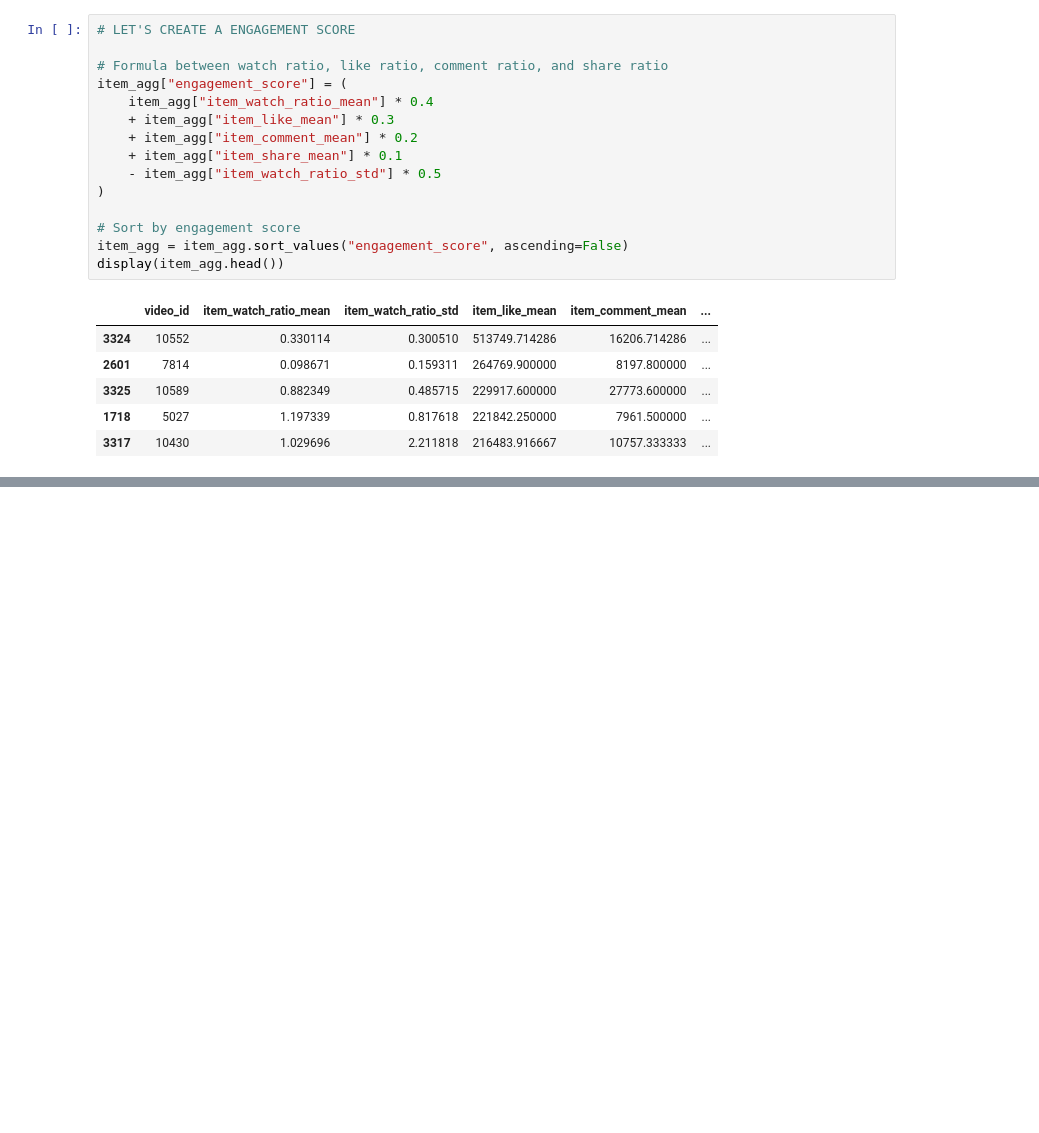
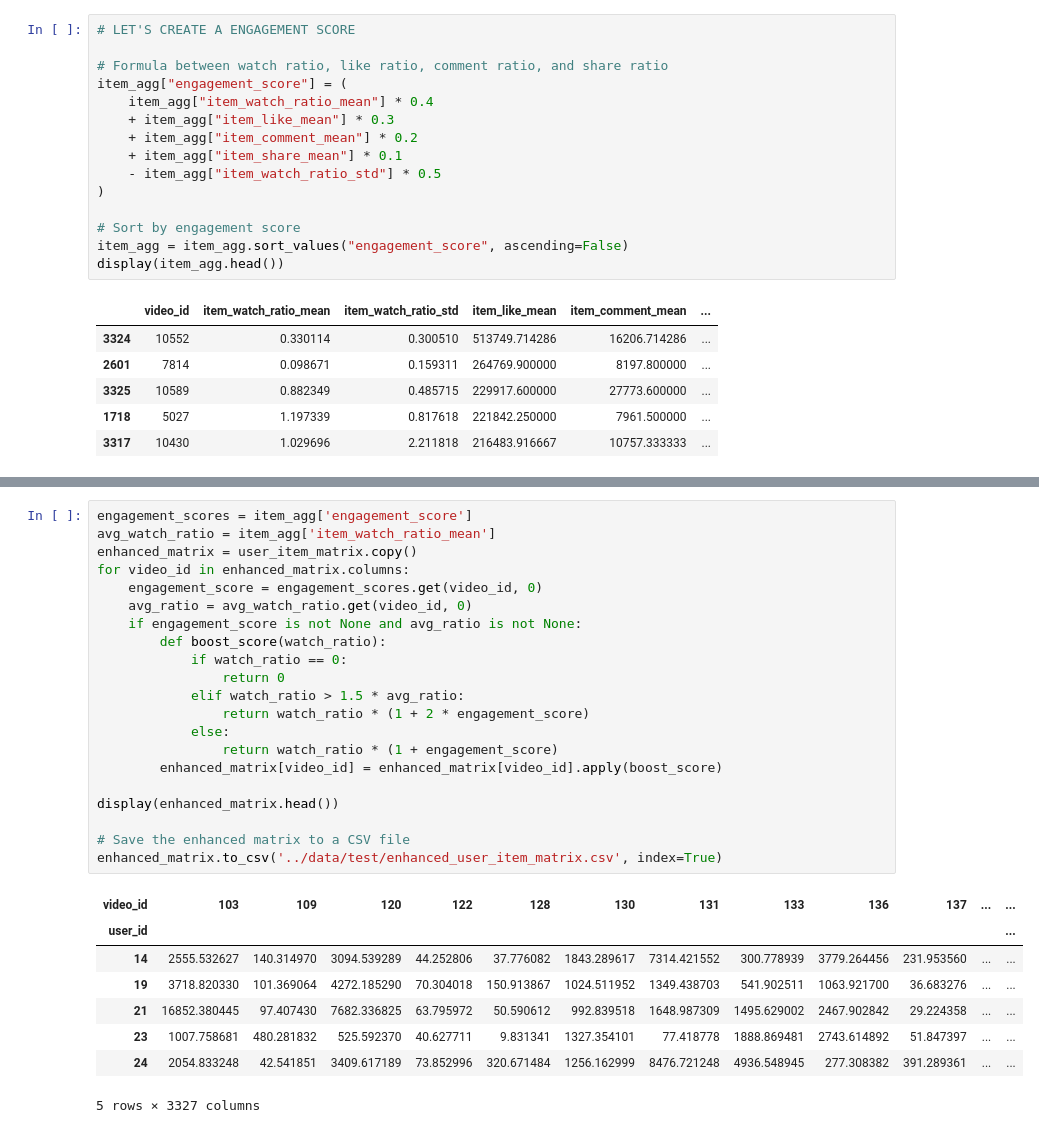
Before and after one commit to aygoun/FinalProject_2025_Armand_BLIN, a Jupyter notebook: notebooks/02_finding_feature_eng.ipynb, the cells around one changed output, grey strips where cells are left out. Saved outputs shown, nothing was run; the diff lists cells and outputs as text; blank space fills up the shorter version.

```diff
--- a/notebooks/02_finding_feature_eng.ipynb
+++ b/notebooks/02_finding_feature_eng.ipynb
@@ -128,0 +140,30 @@ display(item_agg.head())
+# %%
+engagement_scores = item_agg['engagement_score']
+avg_watch_ratio = item_agg['item_watch_ratio_mean']
+enhanced_matrix = user_item_matrix.copy()
+for video_id in enhanced_matrix.columns:
+    engagement_score = engagement_scores.get(video_id, 0)
+    avg_ratio = avg_watch_ratio.get(video_id, 0)
+    if engagement_score is not None and avg_ratio is not None:
+        def boost_score(watch_ratio):
+            if watch_ratio == 0:
+                return 0
+            elif watch_ratio > 1.5 * avg_ratio:
+                return watch_ratio * (1 + 2 * engagement_score)
+            else:
+                return watch_ratio * (1 + engagement_score)
+        enhanced_matrix[video_id] = enhanced_matrix[video_id].apply(boost_score)
+
+display(enhanced_matrix.head())
+
+# Save the enhanced matrix to a CSV file
+enhanced_matrix.to_csv('../data/test/enhanced_user_item_matrix.csv', index=True)
+# %% [output]
+| video_id | 103 | 109 | 120 | 122 | 128 | 130 | 131 | 133 | 136 | 137 | ... | ... |
+| user_id |  |  |  |  |  |  |  |  |  |  |  | ... |
+| 14 | 2555.532627 | 140.314970 | 3094.539289 | 44.252806 | 37.776082 | 1843.289617 | 7314.421552 | 300.778939 | 3779.264456 | 231.953560 | ... | ... |
+| 19 | 3718.820330 | 101.369064 | 4272.185290 | 70.304018 | 150.913867 | 1024.511952 | 1349.438703 | 541.902511 | 1063.921700 | 36.683276 | ... | ... |
+| 21 | 16852.380445 | 97.407430 | 7682.336825 | 63.795972 | 50.590612 | 992.839518 | 1648.987309 | 1495.629002 | 2467.902842 | 29.224358 | ... | ... |
+| 23 | 1007.758681 | 480.281832 | 525.592370 | 40.627711 | 9.831341 | 1327.354101 | 77.418778 | 1888.869481 | 2743.614892 | 51.847397 | ... | ... |
+| 24 | 2054.833248 | 42.541851 | 3409.617189 | 73.852996 | 320.671484 | 1256.162999 | 8476.721248 | 4936.548945 | 277.308382 | 391.289361 | ... | ... |
+5 rows × 3327 columns
```
Also changed, not shown: parts of 2 cells of this notebook, 1 other file.
